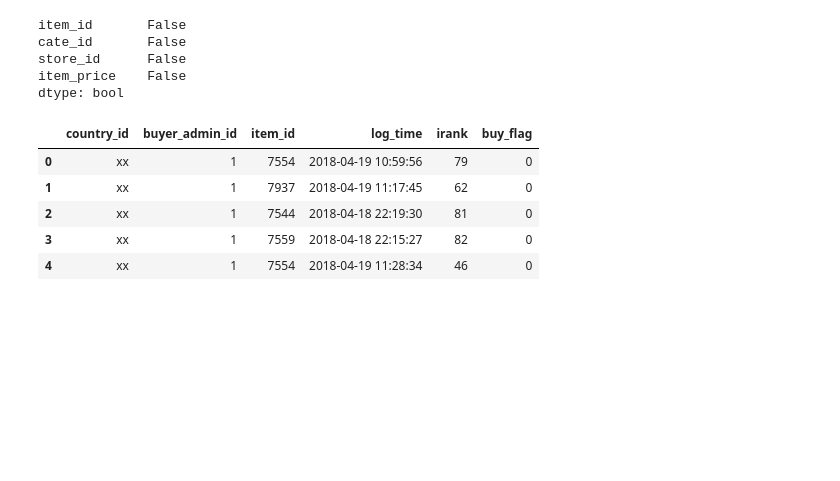
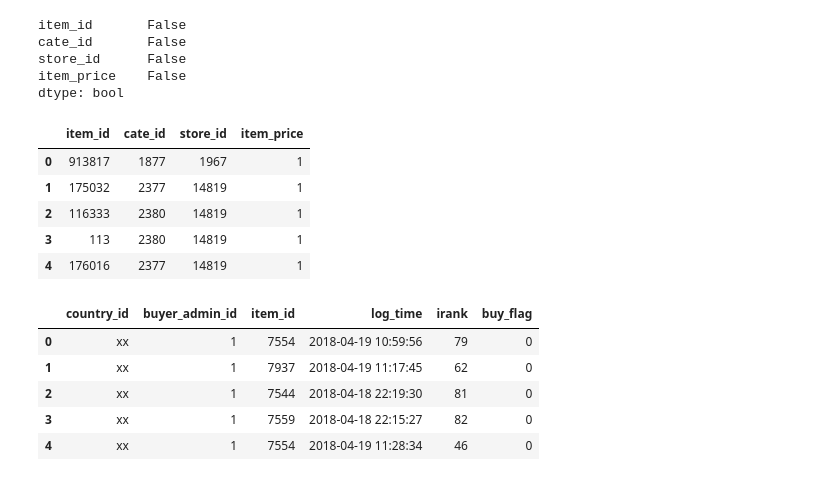
Before and after one commit to xhqing/ybb, a Jupyter notebook: code/eda.ipynb, the cells around one changed output. Saved outputs shown, nothing was run; the diff lists cells and outputs as text; code cells hidden in the pictures; blank space fills up the shorter version.

```diff
--- a/code/eda.ipynb
+++ b/code/eda.ipynb
@@ -36,6 +36,15 @@ cate_id       False
 store_id      False
 item_price    False
 dtype: bool
+# %%
+item.head()
+# %% [output]
+|  | item_id | cate_id | store_id | item_price |
+| 0 | 913817 | 1877 | 1967 | 1 |
+| 1 | 175032 | 2377 | 14819 | 1 |
+| 2 | 116333 | 2380 | 14819 | 1 |
+| 3 | 113 | 2380 | 14819 | 1 |
+| 4 | 176016 | 2377 | 14819 | 1 |
 # %%
 train.head()
 # %% [output]
```
Also changed, not shown: parts of 3 cells of this notebook, 8 other files.
